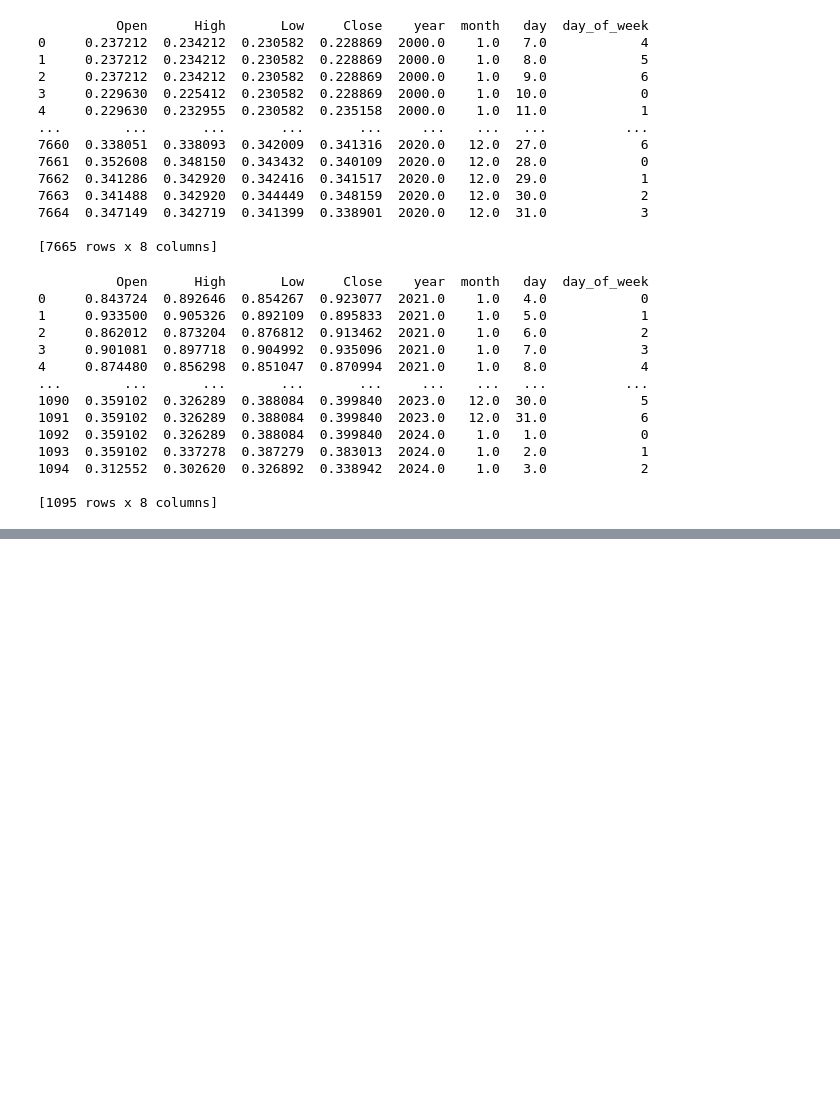
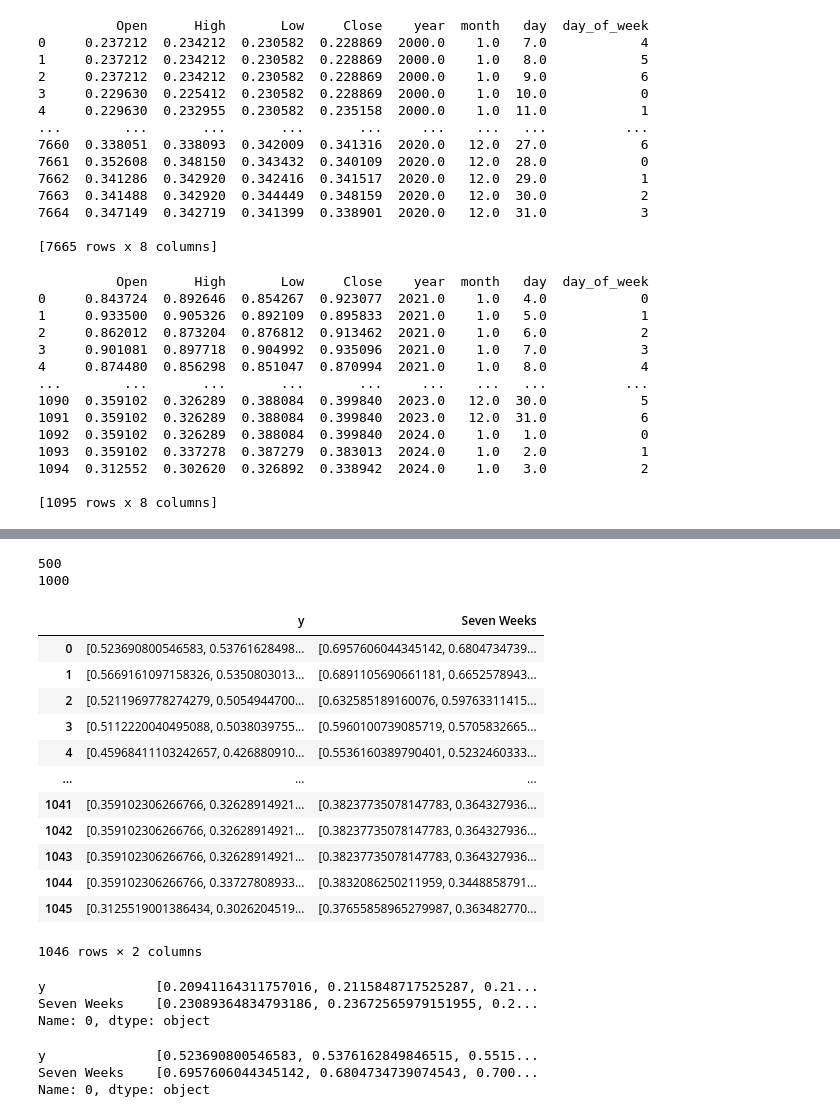
Before and after one commit to NimaJafariComp/StonksMachine, a Jupyter notebook: Models/Predicter/Training/main_predicter.ipynb, the cells around one changed output, grey strips where cells are left out. Cells and saved outputs as stored; diff of their text form; code cells hidden in the pictures; blank space fills up the shorter version.

```diff
--- a/Models/Predicter/Training/main_predicter.ipynb
+++ b/Models/Predicter/Training/main_predicter.ipynb
@@ -453,0 +405,46 @@ y_train, y_test = y[:split], y[split:]
+# %%
+for i in range (7 * lookBackWeeks, X_test_length):
+    Seven_Weeks = []
+    if i % 500 == 0:
+        print(i)
+    for j in range (i-7, i-50, -7):
+        row = X_test.iloc[j][features].to_list()
+        Seven_Weeks += row
+
+    current_day = X_test.iloc[i][features].to_list()
+
+    new_row = pd.DataFrame({
+        'y': [current_day],
+        'Seven Weeks': [Seven_Weeks]
+    })
+
+    X_test_df = pd.concat([X_test_df, new_row], ignore_index=True)
+X_test_df
+# %% [output]
+500
+1000
+|  | y | Seven Weeks |
+| 0 | [0.523690800546583, 0.53761628498... | [0.6957606044345142, 0.6804734739... |
+| 1 | [0.5669161097158326, 0.5350803013... | [0.6891105690661181, 0.6652578943... |
+| 2 | [0.5211969778274279, 0.5054944700... | [0.632585189160076, 0.59763311415... |
+| 3 | [0.5112220040495088, 0.5038039755... | [0.5960100739085719, 0.5705832665... |
+| 4 | [0.45968411103242657, 0.426880910... | [0.5536160389790401, 0.5232460333... |
+| ... | ... | ... |
+| 1041 | [0.359102306266766, 0.32628914921... | [0.38237735078147783, 0.364327936... |
+| 1042 | [0.359102306266766, 0.32628914921... | [0.38237735078147783, 0.364327936... |
+| 1043 | [0.359102306266766, 0.32628914921... | [0.38237735078147783, 0.364327936... |
+| 1044 | [0.359102306266766, 0.33727808933... | [0.3832086250211959, 0.3448858791... |
+| 1045 | [0.3125519001386434, 0.3026204519... | [0.37655858965279987, 0.363482770... |
+1046 rows × 2 columns
+# %%
+X_train_df.iloc[0]
+# %% [output]
+y              [0.20941164311757016, 0.2115848717525287, 0.21...
+Seven Weeks    [0.23089364834793186, 0.23672565979151955, 0.2...
+Name: 0, dtype: object
+# %%
+X_test_df.iloc[0]
+# %% [output]
+y              [0.523690800546583, 0.5376162849846515, 0.5515...
+Seven Weeks    [0.6957606044345142, 0.6804734739074543, 0.700...
+Name: 0, dtype: object
```
Also changed, not shown: parts of 32 cells of this notebook, 2 other files.
